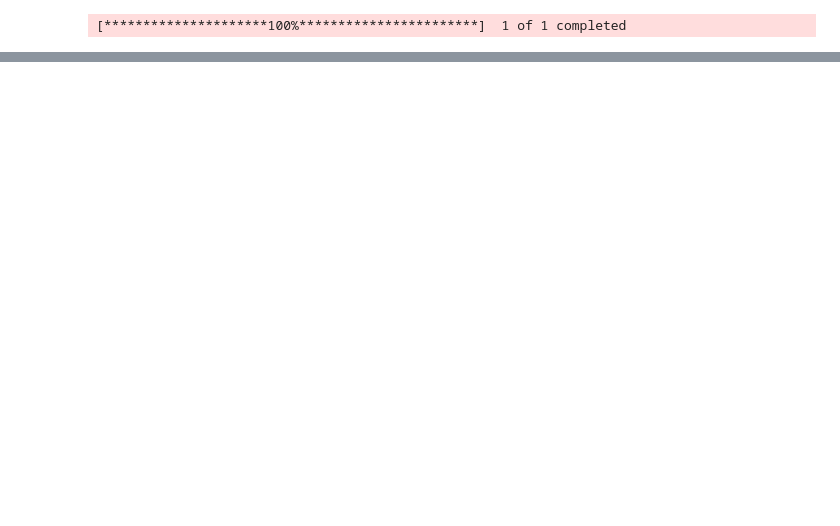
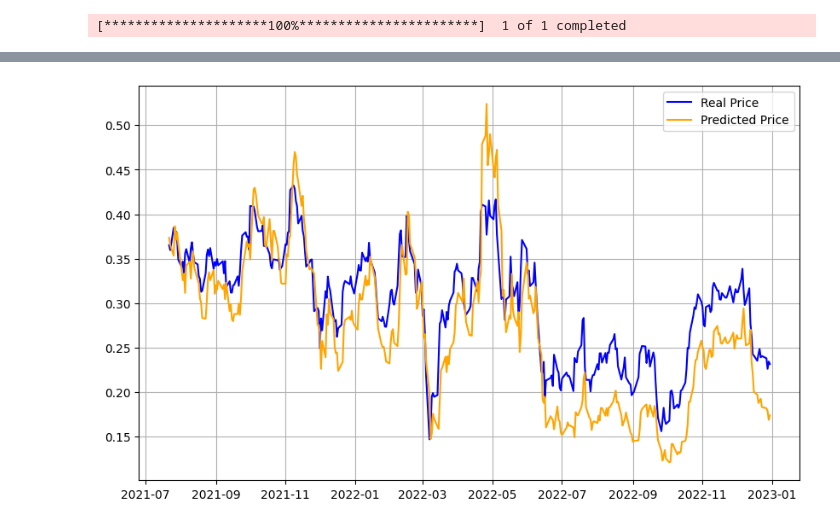
Before and after one commit to FaryanAmini/BAProject, a Jupyter notebook: JimCramer.ipynb, the cells around one changed output, grey strips where cells are left out. Drawn from its saved outputs; the diff is of its cells as text; code cells hidden in the pictures; blank space fills up the shorter version.

```diff
--- a/JimCramer.ipynb
+++ b/JimCramer.ipynb
@@ -160,0 +208,11 @@ dfS
+# %%
+#training
+x_train = x_train.astype("float32")
+y_train = y_train.astype('float32')
+x_test = x_test.astype("float32")
+y_test = y_test.astype('float32')
+# %%
+model.fit(x_train,
+          y_train,
+          epochs=15,
+          batch_size=32)
@@ -160,0 +249,11 @@ dfS
+# %%
+#prediction
+y_pred = model.predict(x_test)
+#create a df from ypred to have date time index
+pred_data = pd.DataFrame(y_pred[:,0],test_orig.index,columns=["price"])
+#apply inverse transformation from 1.d
+
+pred_data["price"] = pred_data["price"] + dfS["price"].shift().values[-test_days:]
+
+pred_data = pred_data.apply(np.square)
+pred_data = pred_data.apply(np.exp)
@@ -160,0 +262,12 @@ dfS
+# %%
+scaler.fit_transform(pred_data)
+pred_data -= .95
+# %%
+plt.figure(figsize=(10,6))
+plt.grid(True)
+plt.plot(pd.to_datetime(dfS["date"].iloc[-test_days:]),test_orig,'b',label="Real Price")
+plt.plot(pd.to_datetime(dfS["date"].iloc[-test_days:]),pred_data,'orange',label='Predicted Price')
+plt.legend()
+plt.show()
+# %% [output]
+[figure, added]
```
Also changed, not shown: parts of 18 cells of this notebook.
